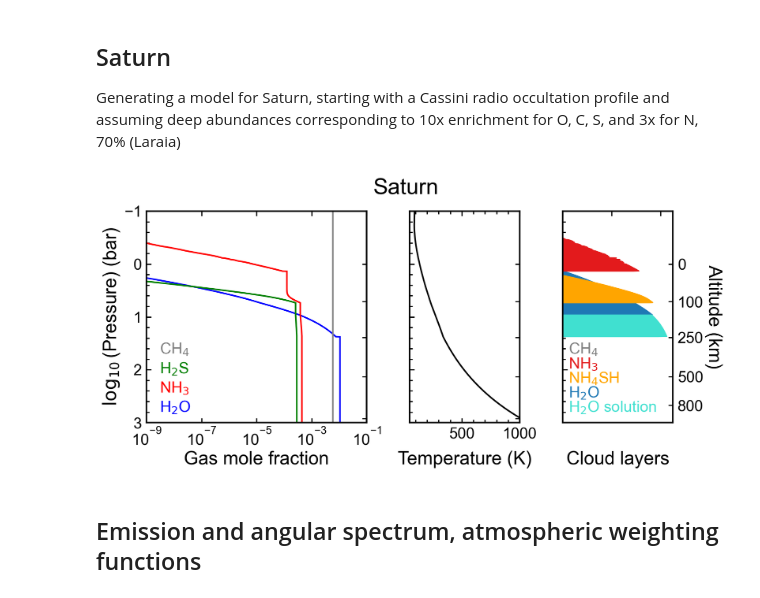
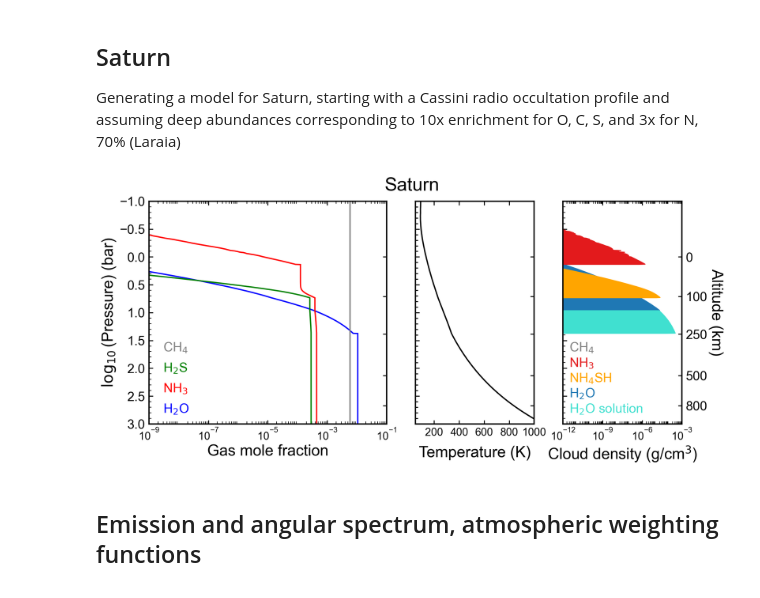
Before and after one commit to abakins/ECCM_MRTM, a Jupyter notebook: demos/Akins_Hofstadter_2026/Fig1_Fig3_ECCMDemo/Book1_ECCM_Spectrum_Demo.ipynb, the cells around one changed output. Cells and saved outputs as stored; diff of their text form; code cells hidden in the pictures.

Commit message:
Fixing cloud labels - AH2026

```diff
--- a/demos/Akins_Hofstadter_2026/Fig1_Fig3_ECCMDemo/Book1_ECCM_Spectrum_Demo.ipynb
+++ b/demos/Akins_Hofstadter_2026/Fig1_Fig3_ECCMDemo/Book1_ECCM_Spectrum_Demo.ipynb
@@ -54,16 +54,16 @@ x_ph3 = np.zeros(x_ch4.shape)
 x_h2=0.88 * np.ones(x_ch4.shape)
 x_he=0.12 * np.ones(x_ch4.shape)
 
-a_h2osolid = result['aerosol_densities']['H2O']['solid']
-a_h2oliquid = result['aerosol_densities']['H2O']['liquid']
-a_nh3solid = result['aerosol_densities']['NH3']['solid']
-a_nh3liquid = result['aerosol_densities']['NH3']['liquid']
-a_h2ssolid = result['aerosol_densities']['H2S']['solid']
-a_h2sliquid = result['aerosol_densities']['H2S']['liquid']
-a_ch4solid = result['aerosol_densities']['CH4']['solid']
-a_ch4liquid = result['aerosol_densities']['CH4']['liquid']
-a_h2osolution = result['aerosol_densities']['H2O_NH3_SOLUTION']['liquid']
-a_nh4sh = result['aerosol_densities']['NH4SH']['solid']
+a_h2osolid = result['aerosol_densities']['H2O']['solid'] * 1e-6
+a_h2oliquid = result['aerosol_densities']['H2O']['liquid'] * 1e-6
+a_nh3solid = result['aerosol_densities']['NH3']['solid'] * 1e-6
+a_nh3liquid = result['aerosol_densities']['NH3']['liquid'] * 1e-6
+a_h2ssolid = result['aerosol_densities']['H2S']['solid'] * 1e-6
+a_h2sliquid = result['aerosol_densities']['H2S']['liquid'] * 1e-6
+a_ch4solid = result['aerosol_densities']['CH4']['solid'] * 1e-6
+a_ch4liquid = result['aerosol_densities']['CH4']['liquid'] * 1e-6
+a_h2osolution = result['aerosol_densities']['H2O_NH3_SOLUTION']['liquid'] * 1e-6
+a_nh4sh = result['aerosol_densities']['NH4SH']['solid'] * 1e-6
 
 def p_to_z(x):
     return np.interp(x, np.log10(pressure_grid / spc.bar)[::-1], altitude_grid[::-1])
@@ -75,17 +75,22 @@ def z_to_p(x):
 gs = GridSpec(1, 3, width_ratios=[2, 1, 1], height_ratios=[1])
 
 
-fig = plt.figure(figsize=(12, 6))
+fig = plt.figure(figsize=(14, 7))
 ax = fig.add_subplot(gs[1])
 ax.plot(temperature_grid, np.log10(pressure_grid / spc.bar), color='k')
 ax.set_xlabel('Temperature (K)', labelpad=12)
 ax.set_ylim(-1, 3)
 ax.set_xlim(50, 1000)
 ax.invert_yaxis()
+ax.set_xticks([200, 400, 600, 800, 1000])
+ax.tick_params(axis='x', which='major', labelsize='small')
+ax.tick_params(axis='x', which='minor', bottom=False, top=False)
+ax.tick_params(right=False, which='both')
 ax.yaxis.set_tick_params(labelcolor='none')
-ax.tick_params(right=False, which='both')
+
+
 secax = ax.secondary_yaxis('right', functions=(p_to_z, z_to_p))
-secax.set_yticks([-250, -100, 0, 100, 250, 500, 1000])
+secax.set_yticks([-250, -100, 0, 100, 250, 500, 800])
 secax.tick_params(right=False, which='minor')
 secax.yaxis.set_tick_params(labelcolor='none')
 
@@ -96,13 +101,17 @@ ax.plot(x_h2s, np.log10(pressure_grid / spc.bar), label='H$_2$S', color='g')
 ax.plot(x_ch4, np.log10(pressure_grid / spc.bar), label='CH$_4$', color='gray')
 ax.set_xlabel('Gas mole fraction')
 ax.set_ylabel(r'$\log_{10}$(Pressure) (bar)')
+ax.tick_params(axis='x', which='major', labelsize='small')
 ax.set_xscale('log')
 ax.set_xlim(1e-9, 1e-1)
 ax.set_ylim(-1, 3)
+ax.xaxis.set_minor_locator(ticker.LogLocator(base=10.0, subs=np.arange(2, 10) * 0.1, numticks=100))
+ax.tick_params(bottom=True, top=True, which='minor', width=1)
+
 ax.invert_yaxis()
 ax.tick_params(right=False, which='both')
 secax = ax.secondary_yaxis('right', functions=(p_to_z, z_to_p))
-secax.set_yticks([-250, -100, 0, 100, 250, 500, 1000])
+secax.set_yticks([-250, -100, 0, 100, 250, 500, 800])
 secax.tick_params(right=False, which='minor')
 secax.yaxis.set_tick_params(labelcolor='none')
 sp = np.linspace(1.7, 2.8, 4)[::-1]
@@ -112,43 +121,46 @@ ax.text(3e-9, sp[1], 'NH$_3$', color='r')
 ax.text(3e-9, sp[2], 'H$_2$S', color='g')
 ax.text(3e-9, sp[3], 'CH$_4$', color='gray')
 
 paired_cmap = plt.get_cmap('Paired')
 
 ax = fig.add_subplot(gs[2])
 ax.fill_betweenx(np.log10(pressure_grid / spc.bar), 0., a_h2osolid, label='H$_2$O solid', color=paired_cmap(1))
 ax.fill_betweenx(np.log10(pressure_grid / spc.bar), 0., a_h2oliquid, label='H$_2$O liquid', color=paired_cmap(0))
 ax.fill_betweenx(np.log10(pressure_grid / spc.bar), 0., a_h2osolution, label='H$_2$O solution', color='turquoise')
 ax.fill_betweenx(np.log10(pressure_grid / spc.bar), 0., a_nh3solid, label='NH$_3$ solid', color=paired_cmap(5))
 ax.fill_betweenx(np.log10(pressure_grid / spc.bar), 0., a_nh3liquid, label='NH$_3$ liquid', color=paired_cmap(4))
 ax.fill_betweenx(np.log10(pressure_grid / spc.bar), 0., a_ch4solid, label='CH$_4$ solid', color='gray')
 ax.fill_betweenx(np.log10(pressure_grid / spc.bar), 0., a_ch4liquid, label='CH$_4$ liquid', color='k')
 ax.fill_betweenx(np.log10(pressure_grid / spc.bar), 0., a_nh4sh, label='NH4SH', color='orange')
-ax.set_xlabel('Cloud layers')
+ax.set_xlabel('Cloud density (g/cm$^3$)')
 ax.set_xscale('log')
 ax.set_ylim(-1, 3)
-ax.set_xlim(1e-6, 1000)
-ax.xaxis.set_tick_params(labelcolor='none')
+ax.set_xlim(1e-12, 1e-3)
 ax.invert_yaxis()
-ax.tick_params(bottom=False, right=False, which='both')
+ax.set_xticks([1e-12, 1e-9, 1e-6, 1e-3])
+ax.tick_params(right=False, which='both')
 ax.yaxis.set_tick_params(labelcolor='none')
+ax.tick_params(axis='x', which='major', labelsize='small')
+ax.xaxis.set_minor_locator(ticker.LogLocator(base=10.0, subs=np.arange(2, 10) * 0.1, numticks=100))
+ax.tick_params(bottom=True, top=True, which='minor', width=1)
 sp = np.linspace(1.7, 2.8, 5)[::-1]
-ax.text(3e-6, sp[0], 'H$_2$O solution', color='turquoise')
-ax.text(3e-6, sp[1], 'H$_2$O', color=paired_cmap(1))
-ax.text(3e-6, sp[2], 'NH$_4$SH', color='orange')
-ax.text(3e-6, sp[3], 'NH$_3$', color=paired_cmap(5))
-ax.text(3e-6, sp[4], 'CH$_4$', color='gray')
+ax.text(3e-12, sp[0], 'H$_2$O solution', color='turquoise')
+ax.text(3e-12, sp[1], 'H$_2$O', color=paired_cmap(1))
+ax.text(3e-12, sp[2], 'NH$_4$SH', color='orange')
+ax.text(3e-12, sp[3], 'NH$_3$', color=paired_cmap(5))
+ax.text(3e-12, sp[4], 'CH$_4$', color='gray')
 
 secax = ax.secondary_yaxis('right', functions=(p_to_z, z_to_p))
 secax.yaxis.set_major_formatter(ticker.ScalarFormatter())
 secax.set_yticks([-250, -100, 0, 100, 250, 500, 800])
 secax.tick_params(right=False, which='minor')
 secax.set_ylabel('Altitude (km)', rotation=-90, labelpad=25)
 
 fig.suptitle('Saturn', y=0.92, fontsize='x-large')
 fig.tight_layout(w_pad=-2)
 fig.savefig('saturn_eccm.pdf')
 # %% [output]
-[figure, old version]
+[figure, new version]
 # %% [markdown]
 ## Emission and angular spectrum, atmospheric weighting functions
 # %%
```
Also changed, not shown: parts of 1 cell of this notebook, 4 other files.
